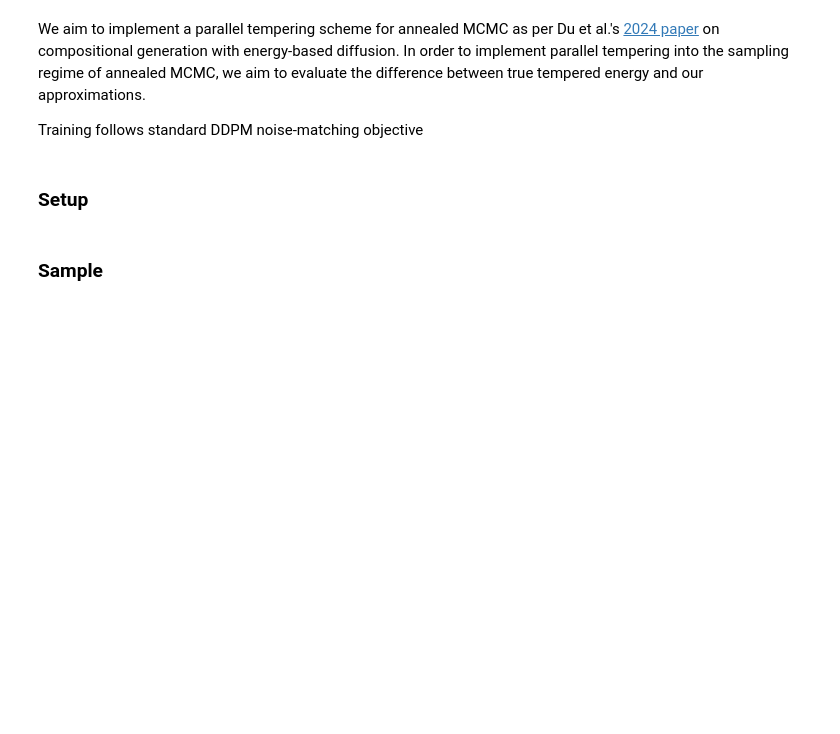
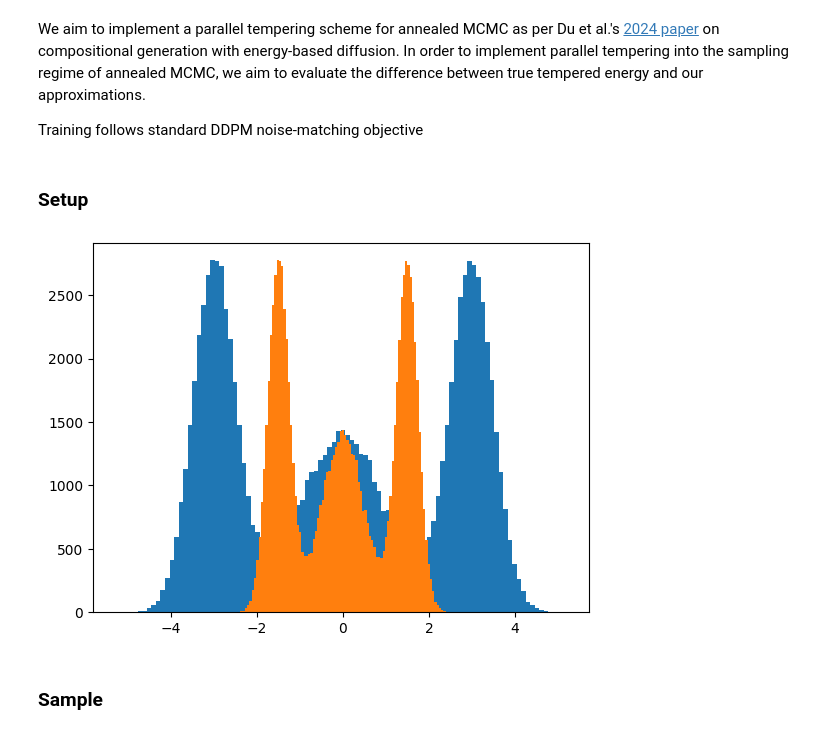
Before and after one commit to oatmeallover/parallel_tempering, a Jupyter notebook: tempered_energy.ipynb, the cells around one changed output. Saved outputs shown, nothing was run; the diff lists cells and outputs as text; code cells hidden in the pictures; blank space fills up the shorter version.

```diff
--- a/tempered_energy.ipynb
+++ b/tempered_energy.ipynb
@@ -12,3 +18,32 @@ from src.eval import plot_samples_grid
+# %%
+def generate_gaussian_mixture(n_samples, means, stds, device='cpu'):
+	"""Generates mixture of gaussians according to inputted means and standard deviations"""
+	means = torch.as_tensor(means, dtype=torch.float32)
+	n_gaussians = len(means)
+
+	if isinstance(stds, (int, float)):
+		stds = torch.full((n_gaussians,), float(stds))
+	else:
+		stds = torch.as_tensor(stds, dtype=torch.float32)
+		assert len(stds) == n_gaussians, f"stds length {len(stds)} != n_gaussians {n_gaussians}"
+
+	component_ids = np.random.choice(n_gaussians, size=n_samples)
+	samples = torch.zeros(n_samples, 1, device=device)
+
+	for i in range(n_gaussians):
+		mask = component_ids == i
+		samples[mask] = torch.normal(
+			mean=float(means[i]),
+			std=float(stds[i]),
+			size=(mask.sum(), 1)
+		).to(device)
+
+	return samples
+samples = generate_gaussian_mixture(100_000, [-3.0, 0.0, 3.0], [0.5, 1.0, 0.5])
+_ = plt.hist(samples, bins = 100)
+_ = plt.hist(samples/np.sqrt(4), bins = 100)
+# %% [output]
+[figure, added]
 # %% [markdown]
 ### Sample
 # %% [markdown]
```
Also changed, not shown: parts of 4 cells of this notebook, 2 other files.
